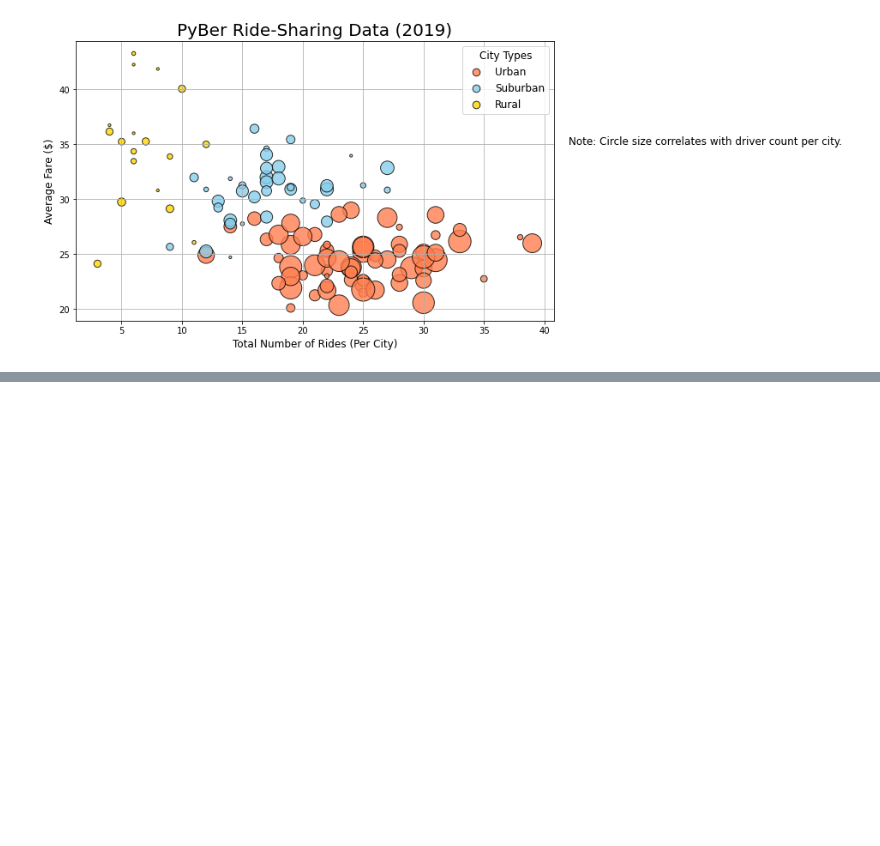
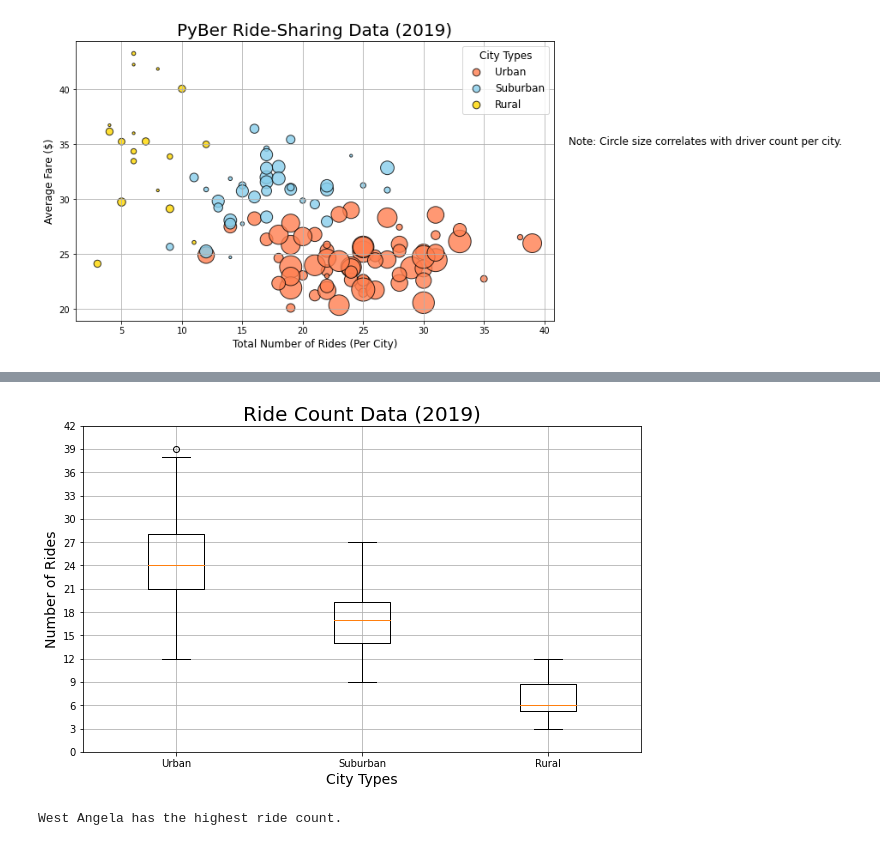
Before and after one commit to Faieee/PyBer_Analysis, a Jupyter notebook: PyBer.ipynb, the cells around one changed output, grey strips where cells are left out. Saved outputs shown, nothing was run; the diff lists cells and outputs as text; code cells hidden in the pictures; blank space fills up the shorter version.

```diff
--- a/PyBer.ipynb
+++ b/PyBer.ipynb
@@ -241,0 +337,26 @@ plt.savefig("Analysis/Fig1.png")
+# %%
+# create box-and-whisker plot for all city type ride counts
+
+x_labels = ["Urban", "Suburban","Rural"]
+ride_count_data = [urbanRideCount, suburbanRideCount, ruralRideCount]
+
+plt.subplots(figsize=(10, 6))
+plt.boxplot(ride_count_data, labels=x_labels)
+
+plt.title('Ride Count Data (2019)',fontsize=20)
+plt.ylabel('Number of Rides',fontsize=14)
+plt.xlabel('City Types',fontsize=14)
+
+plt.yticks(np.arange(0, 45, 3))
+plt.grid()
+
+plt.savefig("Analysis/Fig2.png")
+# %% [output]
+[figure, added]
+# %%
+# find which city has 39 rides
+
+urbanCityOutlier = urbanRideCount[urbanRideCount == 39].index[0]
+print(f"{urbanCityOutlier} has the highest ride count.")
+# %% [output]
+West Angela has the highest ride count.
```
Also changed, not shown: parts of 6 cells of this notebook, 3 other files.
